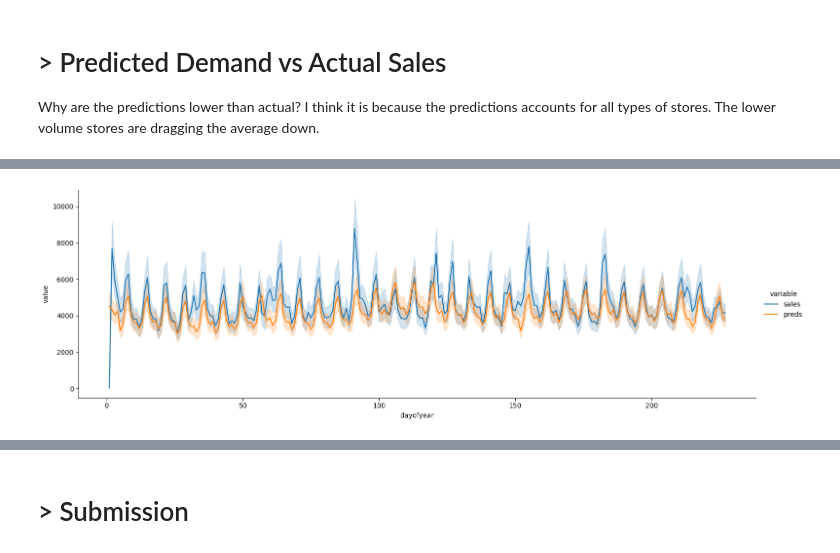
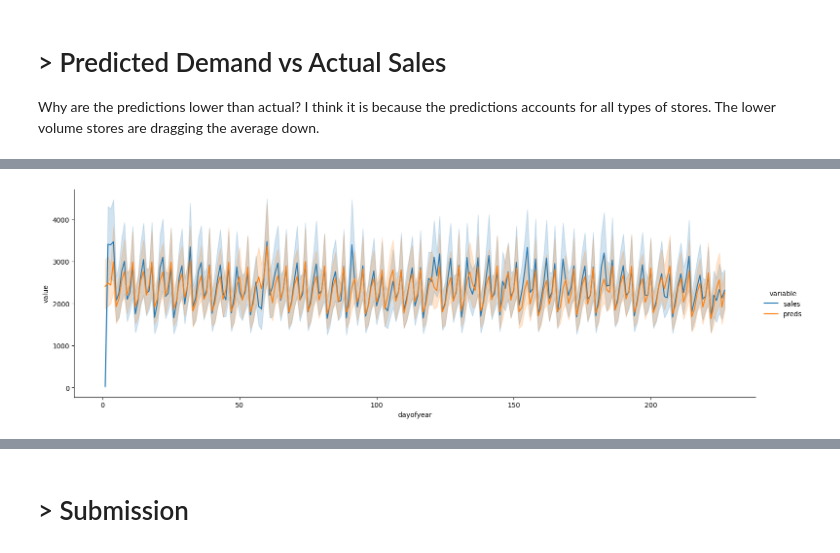
Before and after one commit to cmd-master/store-sales, a Jupyter notebook: store-sales.ipynb, the cells around one changed output, grey strips where cells are left out. Drawn from its saved outputs; the diff is of its cells as text; code cells hidden in the pictures.

```diff
--- a/store-sales.ipynb
+++ b/store-sales.ipynb
@@ -60,7 +60,7 @@ df = pd.read_csv('/kaggle/input/store-sales-time-series-forecasting/train.csv')
 transactions = pd.read_csv('/kaggle/input/store-sales-time-series-forecasting/transactions.csv')
 stores = pd.read_csv('/kaggle/input/store-sales-time-series-forecasting/stores.csv')
 oil = pd.read_csv('/kaggle/input/store-sales-time-series-forecasting/oil.csv')
-holidays = pd.read_csv('/kaggle/input/store-sales-time-series-forecasting/holidays_events.csv')
+
 ## Clean
 
 def getSalesBand(d):
@@ -71,7 +71,7 @@ def getSalesBand(d):
           )
     return k.to_dict()
 
-def cleanData(a, st, oi, ho, sb):
+def cleanData(a, st, oi, ho, ea, sb):
     a['date'] = pd.to_datetime(a['date'])
     a['year'] = a['date'].dt.year
     a['weekname'] = a.date.dt.day_name()
@@ -82,6 +82,7 @@ def cleanData(a, st, oi, ho, sb):
     a['store_type'] = a['store_nbr'].map(st)
     a['oil_price'] = a['date'].map(oi)
     a['holidays'] = a['date'].map(ho)
+    a['earthquake'] = a['date'].map(ea)
     a['sales_band'] = a['store_nbr'].map(sb)
     return a
 
@@ -93,15 +94,29 @@ oil['date'] = pd.to_datetime(oil['date'])
 oil['inv_oil'] = 1/oil['dcoilwtico']
 oil_price = dict(zip(oil['date'], oil['inv_oil']))
 
+holidays = pd.read_csv('/kaggle/input/store-sales-time-series-forecasting/holidays_events.csv')
 holidays['date'] = pd.to_datetime(holidays['date'])
+holidays = holidays.loc[~holidays['description'].str.startswith('Terremoto')]
 holidays = holidays.query('transferred == False')
 holidays['count'] = 1
-holidays.groupby('date')['count'].max()
-holidays = dict(zip(holidays['date'], holidays['count']))
+holidays = holidays.groupby('date')['count'].max()
+holidays = holidays.asfreq('D').fillna(0)
+holidays.loc[(holidays.index.day == 1) | (holidays.index.day == 15)] = 1
+holidays.loc[(holidays.index.weekday == 5) | (holidays.index.weekday == 6)] = 1
+holidays = holidays.groupby((holidays.diff().fillna(0) != 0).cumsum()).cumsum()
+holidays = dict(zip(holidays.index, holidays.values))
+
+earthquake = pd.read_csv('/kaggle/input/store-sales-time-series-forecasting/holidays_events.csv')
+earthquake['date'] = pd.to_datetime(earthquake['date'])
+earthquake = earthquake.loc[earthquake['date'].dt.year == 2016]
+earthquake = earthquake.loc[earthquake['description'].str.startswith('Terremoto')]
+earthquake = earthquake.query('transferred == False')
+earthquake['count'] = 1
+earthquake = earthquake.groupby('date')['count'].max()
 
 sales_band = getSalesBand(df)
 
-df = cleanData(df, store_type, oil_price, holidays, sales_band)
+df = cleanData(df, store_type, oil_price, holidays, earthquake, sales_band)
 
 ## Organize
 target = 'sales'
@@ -111,7 +126,7 @@ num.remove('id')
 num.remove('sales')
 
 ## train test split
-train = df.loc[~df['date'].dt.year.isin([2013, 2017])]
+train = df.loc[df['date'].dt.year == 2016]
 test = df.loc[df['date'].dt.year == 2017]
 # %% [markdown]
 # 🤓Data
@@ -286,22 +276,23 @@ from sklearn.preprocessing import StandardScaler, OneHotEncoder
 from sklearn.impute import SimpleImputer
 
 class DataSelect(BaseEstimator, TransformerMixin):
-    def __init__(self, att, store_type, oil_price, holidays, sales_band):
+    def __init__(self, att, store_type, oil_price, holidays, earthquake, sales_band):
         self.att = att
         self.store_type = store_type
         self.oil_price = oil_price
         self.holidays = holidays
+        self.earthquake = earthquake
         self.sales_band = sales_band
     def fit(self, X, y=None):
         return self
     def transform(self, X, y=None):
-        X = cleanData(X, self.store_type, self.oil_price, self.holidays, self.sales_band) ## Find this at Top.
+        X = cleanData(X, self.store_type, self.oil_price, self.holidays, self.earthquake, self.sales_band) ## Find this at Top.
         return X[self.att]
 
 num_pp = Pipeline([
     ('dataselect', DataSelect(
-        ['onpromotion', 'weeknum', 'oil_price', 'holidays', 'sales_band']
-        , store_type, oil_price, holidays, sales_band)
+        ['onpromotion', 'weeknum', 'oil_price', 'holidays']
+        , store_type, oil_price, holidays, earthquake, sales_band)
     )
     , ('impute', SimpleImputer(strategy='mean'))
     , ('scaler', StandardScaler())
@@ -309,8 +300,8 @@ num_pp = Pipeline([
 
 cat_pp = Pipeline([
     ('dataselect', DataSelect(
-        ['weekname', 'month']
-        , store_type, oil_price, holidays, sales_band)
+        ['weekname', 'month', 'earthquake', 'sales_band']
+        , store_type, oil_price, holidays, earthquake, sales_band)
     )
     , ('encoder', OneHotEncoder(sparse_output=False, handle_unknown='ignore'))
 ])
@@ -449,7 +482,7 @@ Why are the predictions lower than actual? I think it is because the predictions
 # %%
 %%time
 g = test.copy()
-g = g.query('family == "GROCERY I"')
+g = g.query('family == "PRODUCE"')
 g['preds'] = makePredictions(g, models)
 
 g = g[['store_nbr', 'sales', 'preds', 'dayofyear']]
@@ -463,4 +496,4 @@ Wall time: 15.2 s
-[figure, old version]
+[figure, new version]
 # %%
 %%time
 g = train.copy()
```
Also changed, not shown: parts of 22 cells of this notebook.
